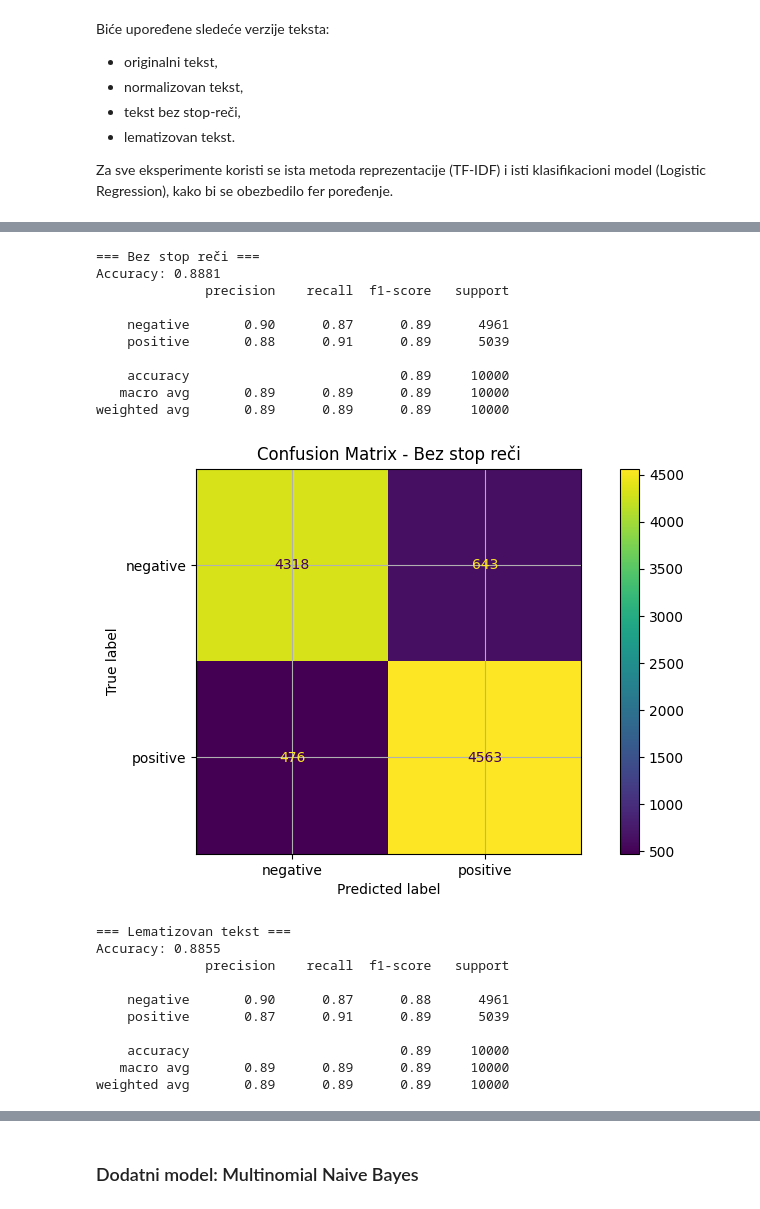
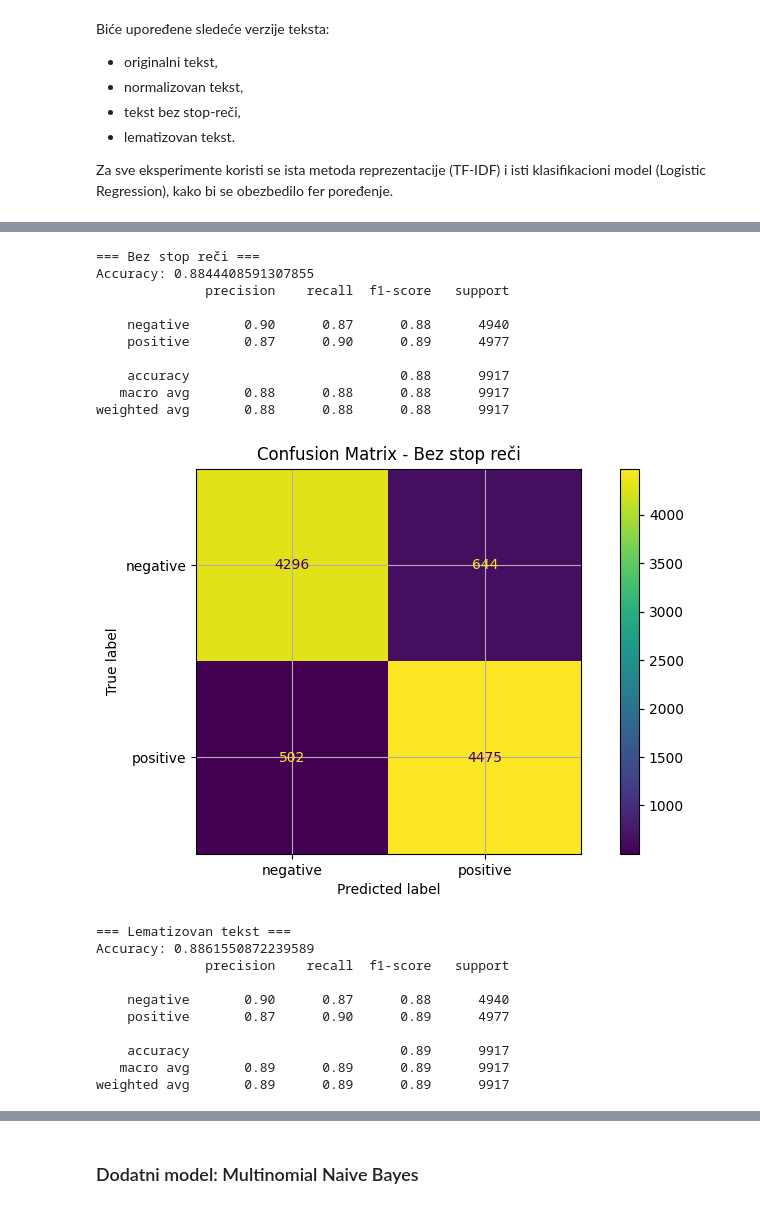
Before and after one commit to natalija529/imdb-movies, a Jupyter notebook: imdb-movies.ipynb, the cells around one changed output, grey strips where cells are left out. Cells and saved outputs as stored; diff of their text form; code cells hidden in the pictures.

```diff
--- a/imdb-movies.ipynb
+++ b/imdb-movies.ipynb
@@ -470,11 +477,13 @@ Biće upoređene sledeće verzije teksta:
 
 Za sve eksperimente koristi se ista metoda reprezentacije (TF-IDF) i isti klasifikacioni model (Logistic Regression), kako bi se obezbedilo fer poređenje.
 # %%
-X = df["review"]
-y = df["sentiment"]
+df_model = df.drop_duplicates(subset=["review", "sentiment"]).copy()
+
+X = df_model["review"]
+y = df_model["sentiment"]
 
 X_train_base, X_test_base, y_train, y_test = train_test_split(
-    X, y, test_size=0.2, random_state=42
+    X, y, test_size=0.2, random_state=42, stratify=y
 )
 # %%
 def evaluate_model(train_text, test_text, label=""):
@@ -537,33 +546,33 @@ weighted avg       0.90      0.90      0.90     10000
 # %%
 acc_no_stop = evaluate_model(
-    df.loc[X_train_base.index, "review_no_stopwords"],
-    df.loc[X_test_base.index, "review_no_stopwords"],
+    df_model.loc[X_train_base.index, "review_no_stopwords"],
+    df_model.loc[X_test_base.index, "review_no_stopwords"],
     "Bez stop reči"
 )
 
 acc_lemma = evaluate_model(
-    df.loc[X_train_base.index, "review_lemmatized"],
-    df.loc[X_test_base.index, "review_lemmatized"],
+    df_model.loc[X_train_base.index, "review_lemmatized"],
+    df_model.loc[X_test_base.index, "review_lemmatized"],
     "Lematizovan tekst")
 # %% [output]
 === Bez stop reči ===
-Accuracy: 0.8881
+Accuracy: 0.8844408591307855
               precision    recall  f1-score   support
 
-    negative       0.90      0.87      0.89      4961
-    positive       0.88      0.91      0.89      5039
+    negative       0.90      0.87      0.88      4940
+    positive       0.87      0.90      0.89      4977
 
-    accuracy                           0.89     10000
-   macro avg       0.89      0.89      0.89     10000
-weighted avg       0.89      0.89      0.89     10000
+    accuracy                           0.88      9917
+   macro avg       0.88      0.88      0.88      9917
+weighted avg       0.88      0.88      0.88      9917
-[figure, old version]
+[figure, new version]
 === Lematizovan tekst ===
-Accuracy: 0.8855
+Accuracy: 0.8861550872239589
               precision    recall  f1-score   support
 
-    negative       0.90      0.87      0.88      4961
-    positive       0.87      0.91      0.89      5039
+    negative       0.90      0.87      0.88      4940
+    positive       0.87      0.90      0.89      4977
 
-    accuracy                           0.89     10000
-   macro avg       0.89      0.89      0.89     10000
-weighted avg       0.89      0.89      0.89     10000
+    accuracy                           0.89      9917
+   macro avg       0.89      0.89      0.89      9917
+weighted avg       0.89      0.89      0.89      9917
```
Also changed, not shown: parts of 8 cells of this notebook.
